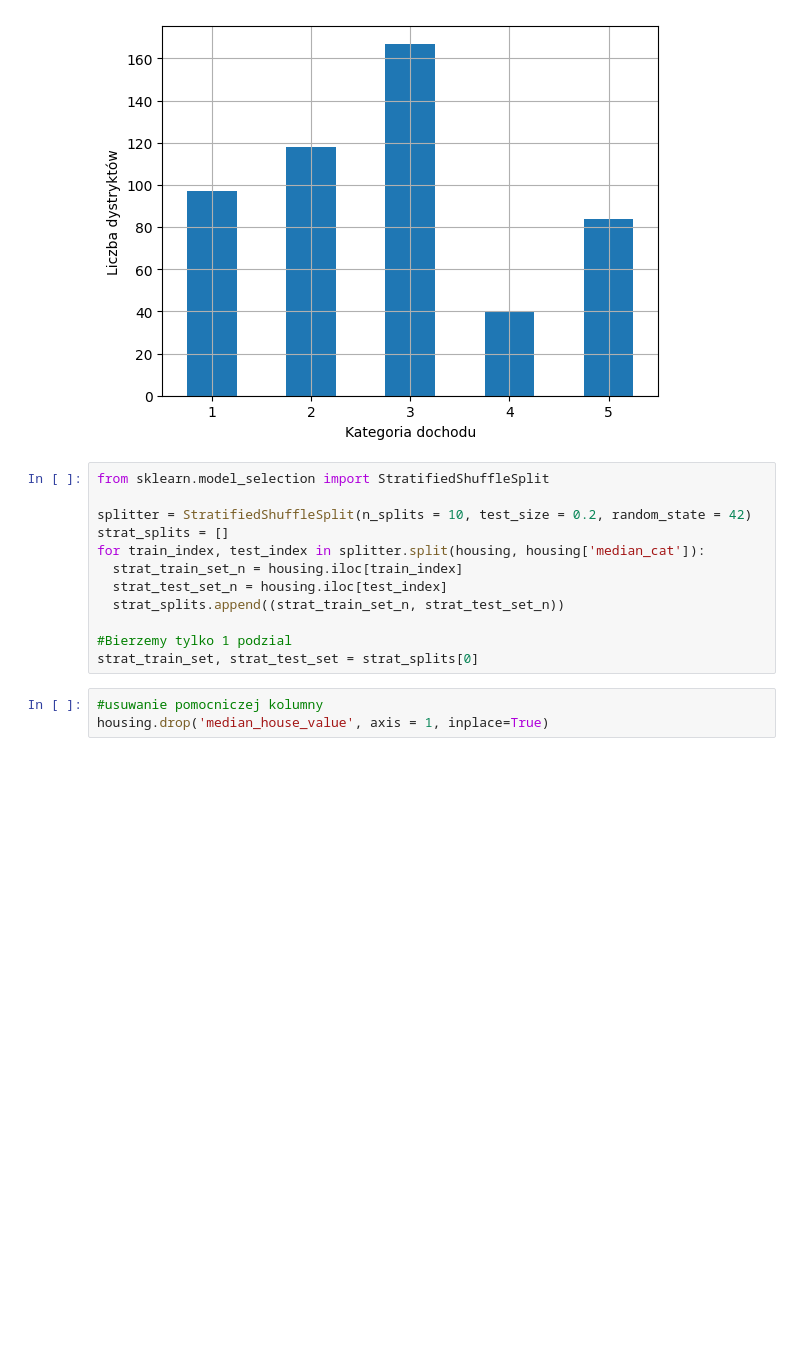
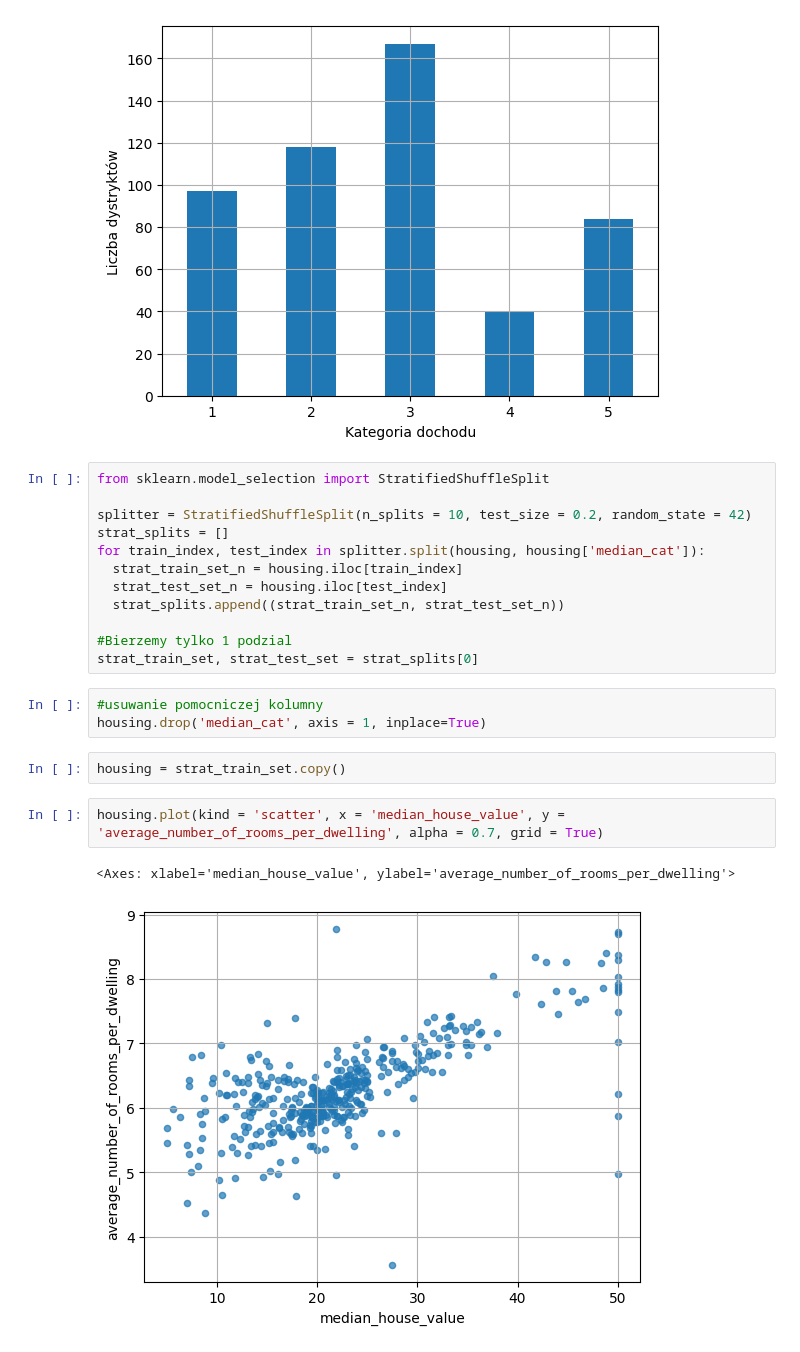
Before and after one commit to maciekpojedynski/housing-boston-prediction, a Jupyter notebook: housing_boston_prediction.ipynb, the cells around one changed output. Drawn from its saved outputs; the diff is of its cells as text; blank space fills up the shorter version.

```diff
--- a/housing_boston_prediction.ipynb
+++ b/housing_boston_prediction.ipynb
@@ -183,4 +183,11 @@ for train_index, test_index in splitter.split(housing, housing['median_cat']):
 strat_train_set, strat_test_set = strat_splits[0]
 # %%
 #usuwanie pomocniczej kolumny
-housing.drop('median_house_value', axis = 1, inplace=True)
+housing.drop('median_cat', axis = 1, inplace=True)
+# %%
+housing = strat_train_set.copy()
+# %%
+housing.plot(kind = 'scatter', x = 'median_house_value', y = 'average_number_of_rooms_per_dwelling', alpha = 0.7, grid = True)
+# %% [output]
+<Axes: xlabel='median_house_value', ylabel='average_number_of_rooms_per_dwelling'>
+[figure, added]
```
Also changed, not shown: parts of 4 cells of this notebook.
